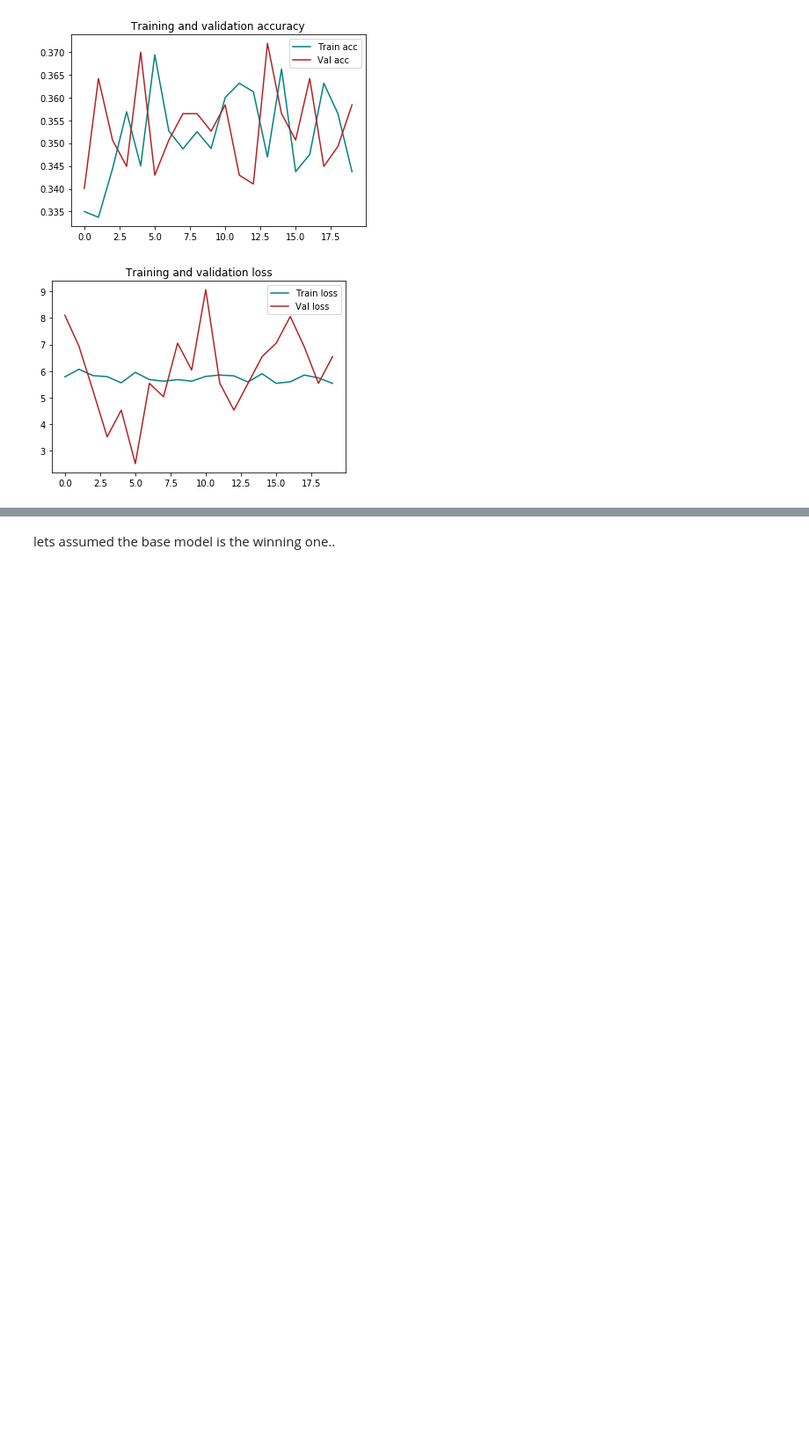
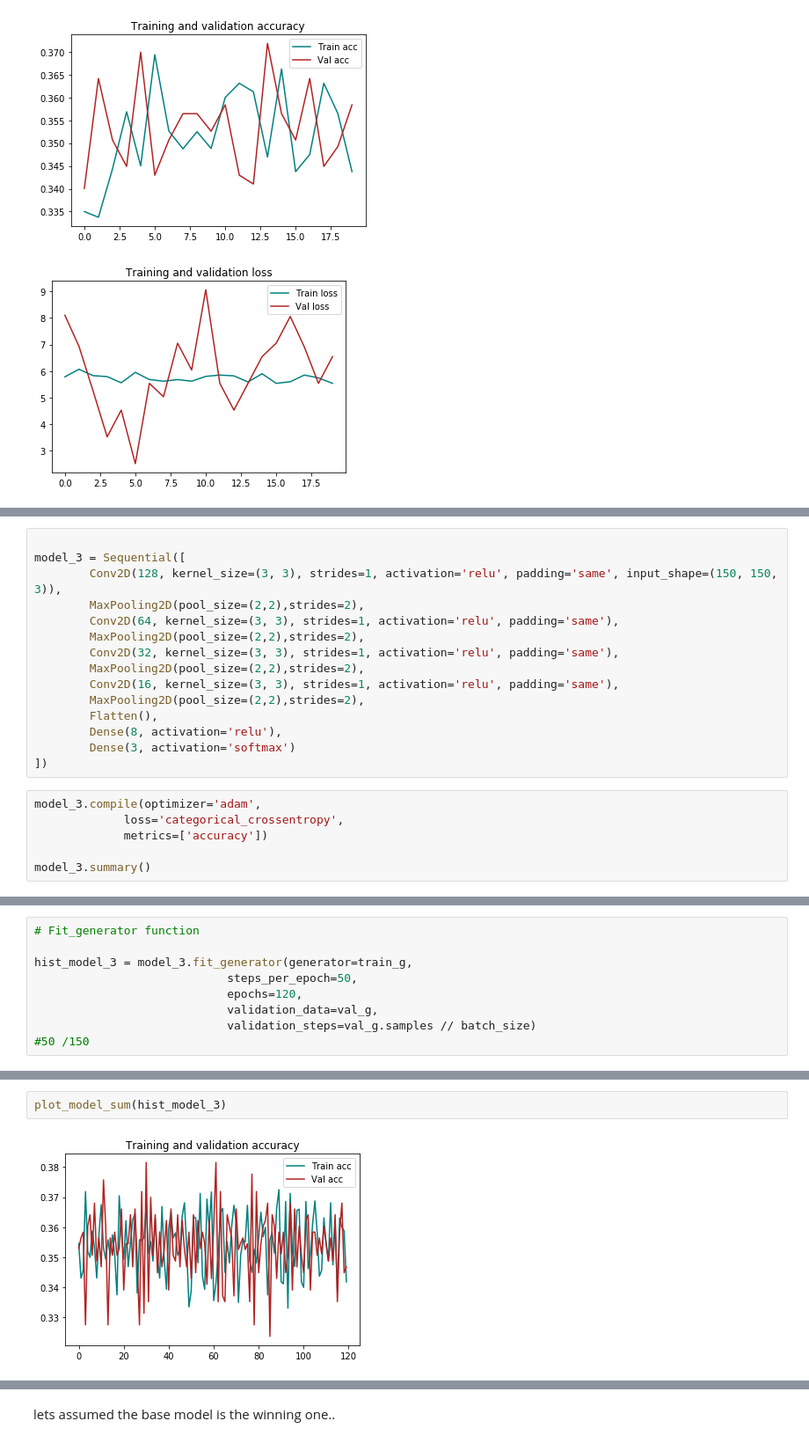
Before and after one commit to ndelgado98/Food-Ingredients-Recognition, a Jupyter notebook: Data Understanding : Modeling.ipynb, the cells around one changed output, grey strips where cells are left out. Shown: that part at 88% size. Cells and saved outputs as stored; diff of their text form; blank space fills up the shorter version.

```diff
--- a/Data Understanding : Modeling.ipynb
+++ b/Data Understanding : Modeling.ipynb
@@ -198,0 +190,21 @@ plot_model_sum(history_new)
+# %%
+
+model_3 = Sequential([
+        Conv2D(128, kernel_size=(3, 3), strides=1, activation='relu', padding='same', input_shape=(150, 150, 3)),
+        MaxPooling2D(pool_size=(2,2),strides=2),
+        Conv2D(64, kernel_size=(3, 3), strides=1, activation='relu', padding='same'),
+        MaxPooling2D(pool_size=(2,2),strides=2),
+        Conv2D(32, kernel_size=(3, 3), strides=1, activation='relu', padding='same'),
+        MaxPooling2D(pool_size=(2,2),strides=2),
+        Conv2D(16, kernel_size=(3, 3), strides=1, activation='relu', padding='same'),
+        MaxPooling2D(pool_size=(2,2),strides=2),
+        Flatten(),
+        Dense(8, activation='relu'),
+        Dense(3, activation='softmax')
+])
+# %%
+model_3.compile(optimizer='adam',
+             loss='categorical_crossentropy',
+             metrics=['accuracy'])
+
+model_3.summary()
@@ -198,0 +229,9 @@ plot_model_sum(history_new)
+# %%
+# Fit_generator function
+
+hist_model_3 = model_3.fit_generator(generator=train_g,
+                            steps_per_epoch=50,
+                            epochs=120,
+                            validation_data=val_g,
+                            validation_steps=val_g.samples // batch_size)
+#50 /150
@@ -198,0 +256,4 @@ plot_model_sum(history_new)
+# %%
+plot_model_sum(hist_model_3)
+# %% [output]
+[figure, added]
```
Also changed, not shown: parts of 14 cells of this notebook, 1 other file.
